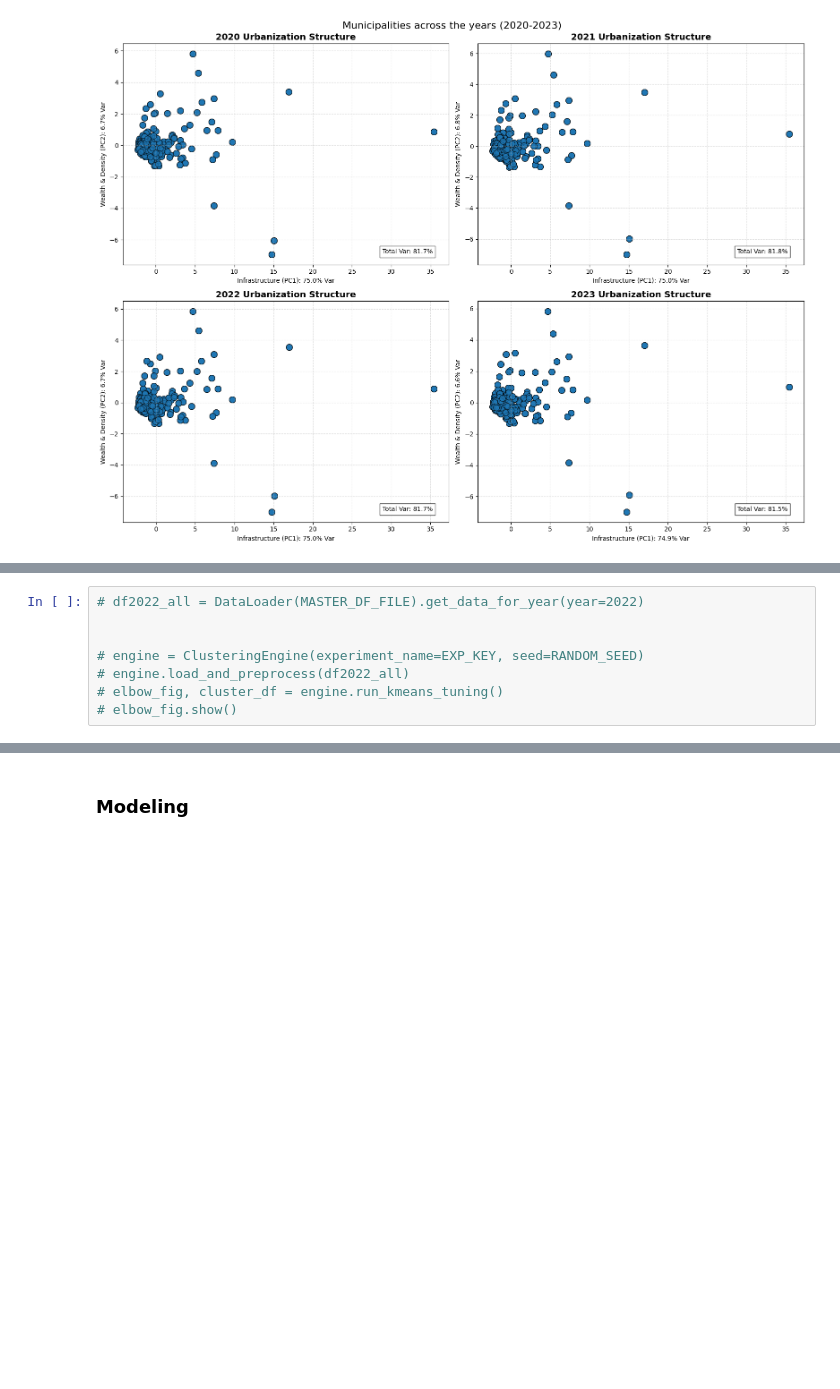
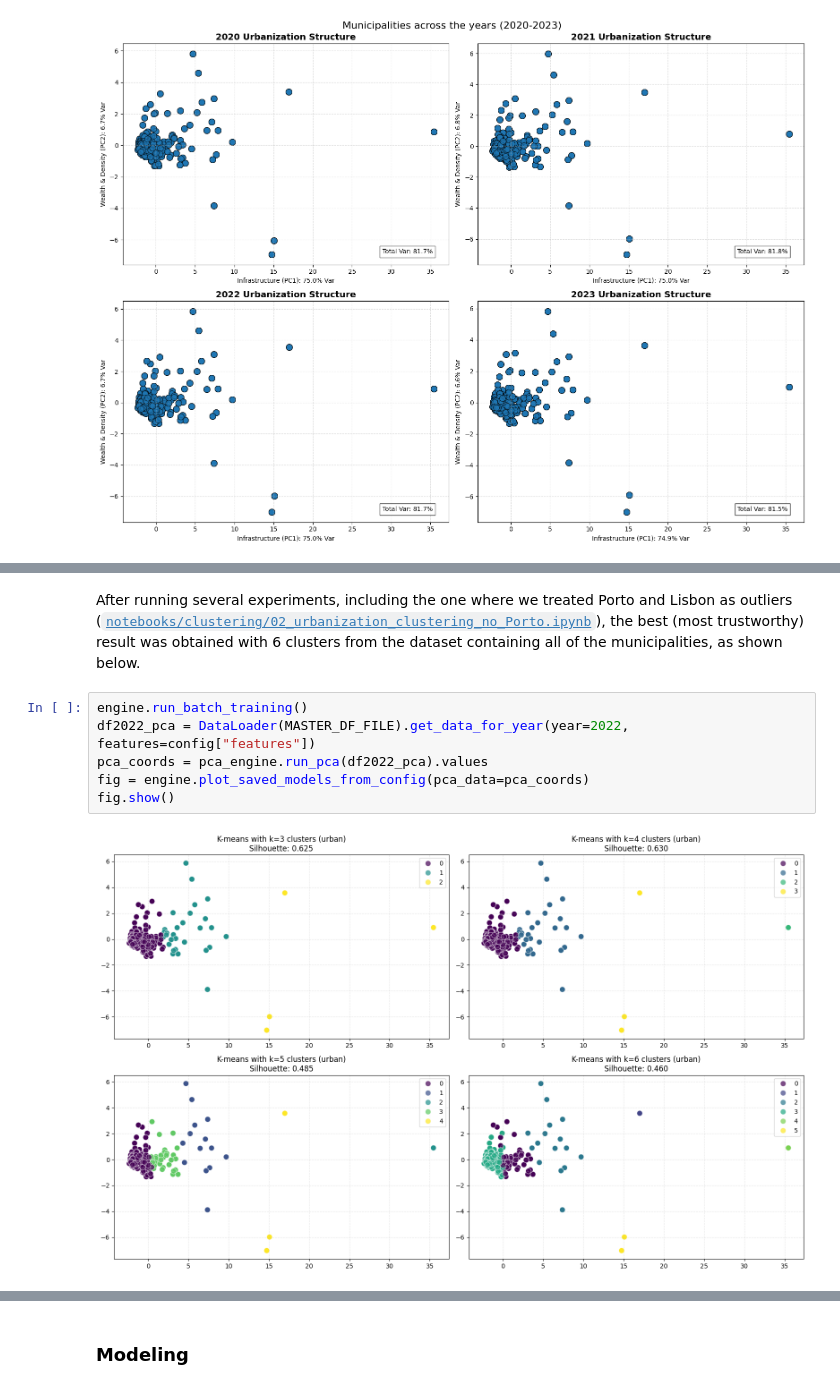
Before and after one commit to Shushunya/FCD-housing-prices, a Jupyter notebook: code/main.ipynb, the cells around one changed output, grey strips where cells are left out. Cells and saved outputs as stored; diff of their text form; blank space fills up the shorter version.

```diff
--- a/code/main.ipynb
+++ b/code/main.ipynb
@@ -185,8 +195,11 @@ After running several experiments, including the one where we treated Porto and
+# %% [markdown]
+
+After running several experiments, including the one where we treated Porto and Lisbon as outliers ([`notebooks/clustering/02_urbanization_clustering_no_Porto.ipynb`](notebooks/clustering/02_urbanization_clustering_no_Porto.ipynb)), the best (most trustworthy) result was obtained with 6 clusters from the dataset containing all of the municipalities, as shown below.
 # %%
-# df2022_all = DataLoader(MASTER_DF_FILE).get_data_for_year(year=2022)
-
-
-# engine = ClusteringEngine(experiment_name=EXP_KEY, seed=RANDOM_SEED)
-# engine.load_and_preprocess(df2022_all)
-# elbow_fig, cluster_df = engine.run_kmeans_tuning()
-# elbow_fig.show()
+engine.run_batch_training()
+df2022_pca = DataLoader(MASTER_DF_FILE).get_data_for_year(year=2022, features=config["features"])
+pca_coords = pca_engine.run_pca(df2022_pca).values
+fig = engine.plot_saved_models_from_config(pca_data=pca_coords)
+fig.show()
+# %% [output]
+[figure, added]
```
Also changed, not shown: parts of 5 cells of this notebook.
